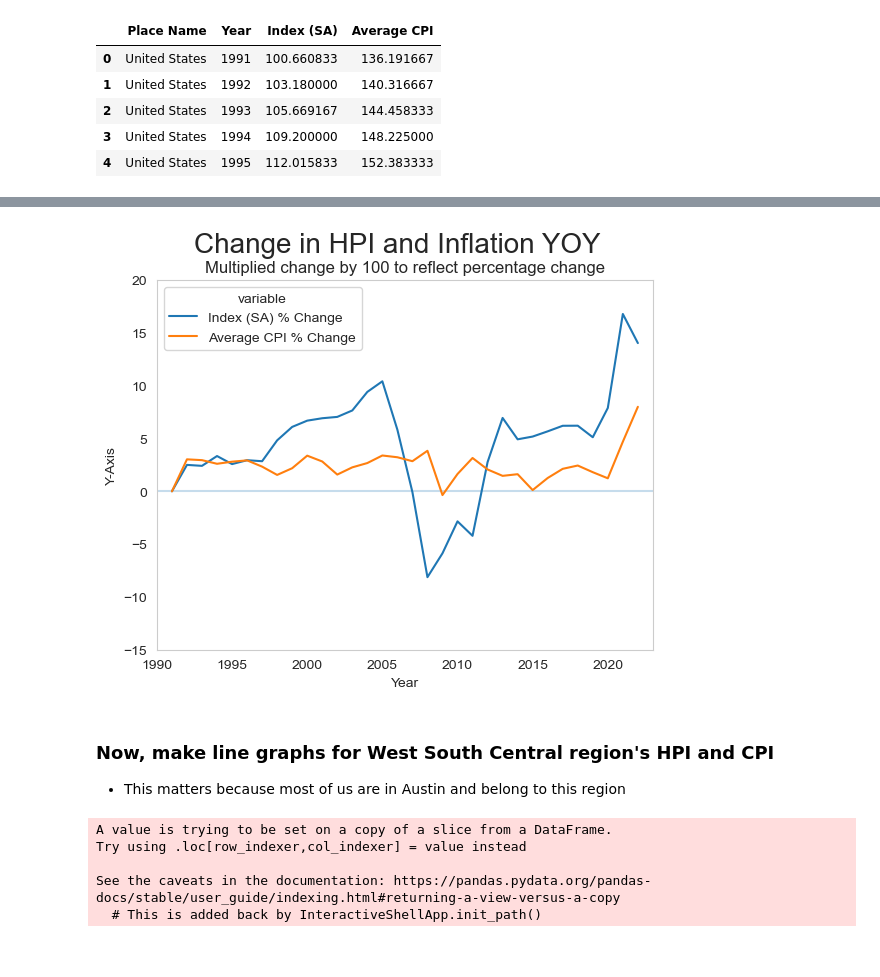
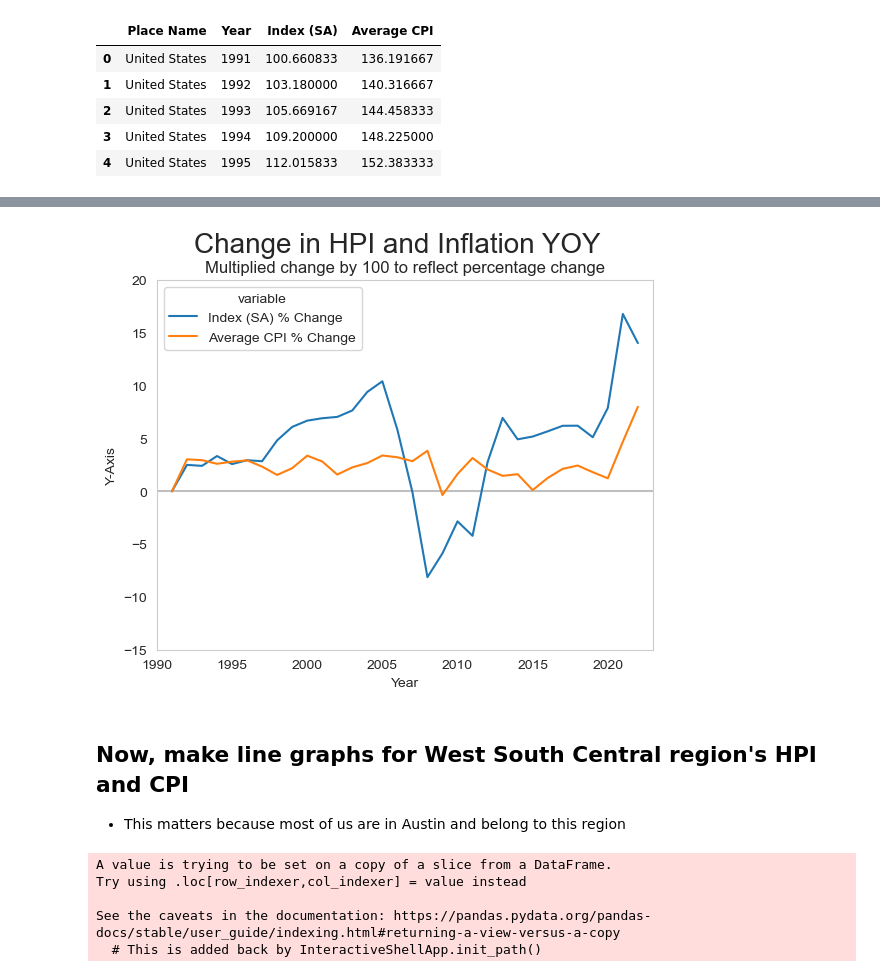
Before and after one commit to wpreeti/Group-8_Project, a Jupyter notebook: HpiCpi_viz/hpi_cpi_viz.ipynb, the cells around one changed output, grey strips where cells are left out. Saved outputs shown, nothing was run; the diff lists cells and outputs as text; code cells hidden in the pictures.

```diff
--- a/HpiCpi_viz/hpi_cpi_viz.ipynb
+++ b/HpiCpi_viz/hpi_cpi_viz.ipynb
@@ -63,21 +76,29 @@ hpi_df2.head()
 # %%
+
 # Plot percent change
 
 fig, ax = plt.subplots()
 
+# Set the x-axis and horizontal line on 0
 ax.set(xlabel ='Year', ylabel ='Y-Axis',
        xlim =(1990, 2023), ylim =(-15, 20))
-plt.hlines(0,1990,2023, alpha = 0.25)
+plt.hlines(0,1990,2023, alpha = 0.25, color='black')
 
+# Plot the 2 indexes by year
 sns.lineplot(x='Year', y='value', hue='variable',
              data=pd.melt(hpi_df2, ['Year']))
 plt.title('Multiplied change by 100 to reflect percentage change')
 plt.suptitle('Change in HPI and Inflation YOY', fontsize = 20)
 plt.grid()
+
+# Save the figure
+plt.savefig("output/output2.png")
+
+plt.show()
 # %% [output]
-[figure, old version]
+[figure, new version]
 # %% [markdown]
-### Now, make line graphs for West South Central region's HPI and CPI
+## Now, make line graphs for West South Central region's HPI and CPI
 - This matters because most of us are in Austin and belong to this region
 # %%
 # Now, line graph for HPI and CPI for West South Central census division 2019-2022
```
Also changed, not shown: parts of 17 cells of this notebook, 8 other files.
